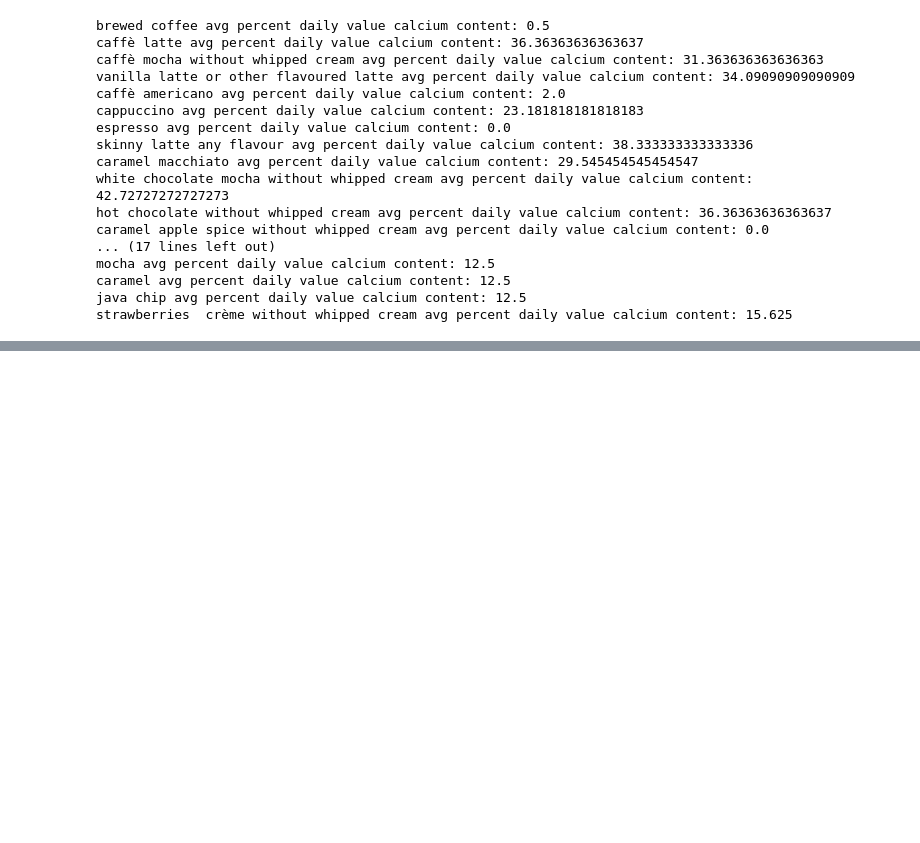
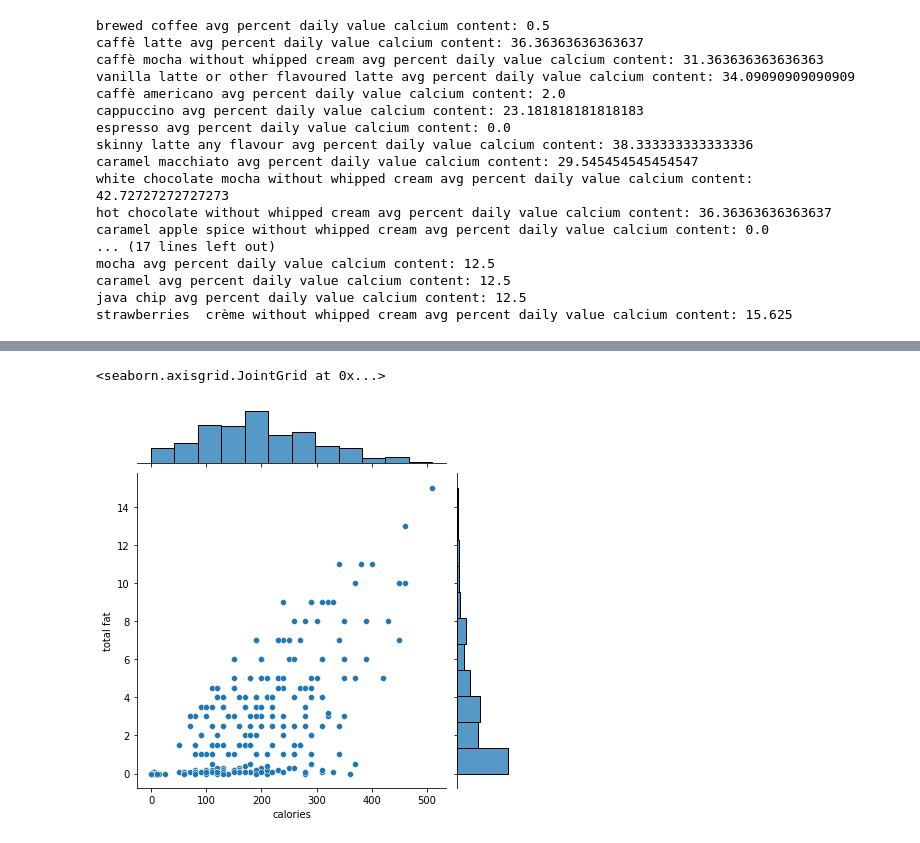
Before and after one commit to asjian/MDST-Checkpoints, a Jupyter notebook: checkpoint2/checkpoint2a.ipynb, the cells around one changed output, grey strips where cells are left out. Drawn from its saved outputs; the diff is of its cells as text; code cells hidden in the pictures; blank space fills up the shorter version.

```diff
--- a/checkpoint2/checkpoint2a.ipynb
+++ b/checkpoint2/checkpoint2a.ipynb
@@ -184,5 +207,9 @@ proteins = np.array(df["protein"])
 # %%
 # plot calories against total fat using seaborn
+sns.jointplot(df["calories"],df["total fat"])
+# %% [output]
+<seaborn.axisgrid.JointGrid at 0x...>
+[figure, added]
 # %%
 # plot the distribution of calories in Short, Tall, Grande, and Venti drinks
 # (you can use multiple lines for this)
```
Also changed, not shown: parts of 4 cells of this notebook.
